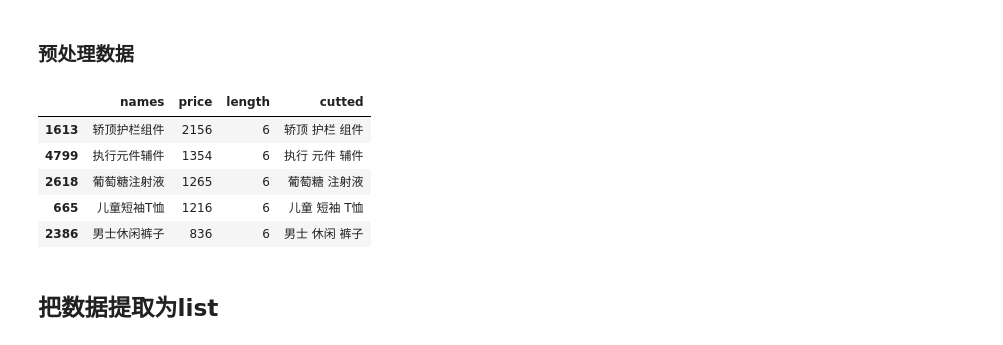
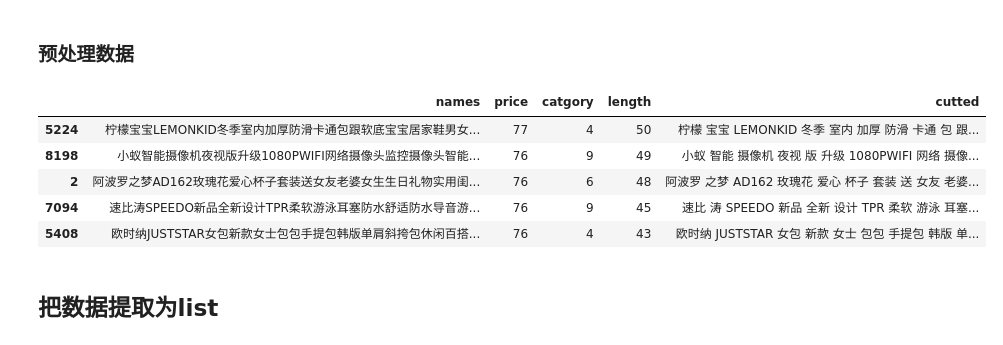
Before and after one commit to samelltiger/test_py, a Jupyter notebook: Untitled.ipynb, the cells around one changed output. Saved outputs shown, nothing was run; the diff lists cells and outputs as text; code cells hidden in the pictures.

```diff
--- a/Untitled.ipynb
+++ b/Untitled.ipynb
@@ -12,6 +13,7 @@ def read_data(file_name,is_train=True):
     data_df = pd.read_csv(file_name,encoding='gbk')
     if is_train:
         data_df.columns = ['names','price','catgory']
+        data_df['catgory'] = data_df.catgory - 100
     else:
         data_df.columns = ['names','price']
     data_df['length'] = data_df.names.apply(lambda x:len(x))
@@ -31,15 +33,15 @@ train_df['cutted'] = train_df.cutted.apply(lambda x: " ".join([w for w in x if x
 test_df['cutted'] = test_df.names.apply( lambda x: jieba.lcut(x) )
 test_df['cutted'] = test_df.cutted.apply(lambda x: " ".join([w for w in x if x not in stop_word_df]))
 # %%
-#train_df.sort_values(by='length',ascending=False).head()
-test_df.sort_values(by='price',ascending=False).head()
+train_df.sort_values(by='length',ascending=False).head()
+# test_df.sort_values(by='price',ascending=False).head()
 # %% [output]
-|  | names | price | length | cutted |
-| 1613 | 轿顶护栏组件 | 2156 | 6 | 轿顶 护栏 组件 |
-| 4799 | 执行元件辅件 | 1354 | 6 | 执行 元件 辅件 |
-| 2618 | 葡萄糖注射液 | 1265 | 6 | 葡萄糖 注射液 |
-| 665 | 儿童短袖T恤 | 1216 | 6 | 儿童 短袖 T恤 |
-| 2386 | 男士休闲裤子 | 836 | 6 | 男士 休闲 裤子 |
+|  | names | price | catgory | length | cutted |
+| 5224 | 柠檬宝宝LEMONKID冬季室内加厚防滑卡通包跟软底宝宝居家鞋男女... | 77 | 4 | 50 | 柠檬 宝宝 LEMONKID 冬季 室内 加厚 防滑 卡通 包 跟... |
+| 8198 | 小蚁智能摄像机夜视版升级1080PWIFI网络摄像头监控摄像头智能... | 76 | 9 | 49 | 小蚁 智能 摄像机 夜视 版 升级 1080PWIFI 网络 摄像... |
+| 2 | 阿波罗之梦AD162玫瑰花爱心杯子套装送女友老婆女生生日礼物实用闺... | 76 | 6 | 48 | 阿波罗 之梦 AD162 玫瑰花 爱心 杯子 套装 送 女友 老婆... |
+| 7094 | 速比涛SPEEDO新品全新设计TPR柔软游泳耳塞防水舒适防水导音游... | 76 | 9 | 45 | 速比 涛 SPEEDO 新品 全新 设计 TPR 柔软 游泳 耳塞... |
+| 5408 | 欧时纳JUSTSTAR女包新款女士包包手提包韩版单肩斜挎包休闲百搭... | 76 | 4 | 43 | 欧时纳 JUSTSTAR 女包 新款 女士 包包 手提包 韩版 单... |
 # %% [markdown]
 ## 把数据提取为list
 # %%
```
Also changed, not shown: parts of 9 cells of this notebook.
